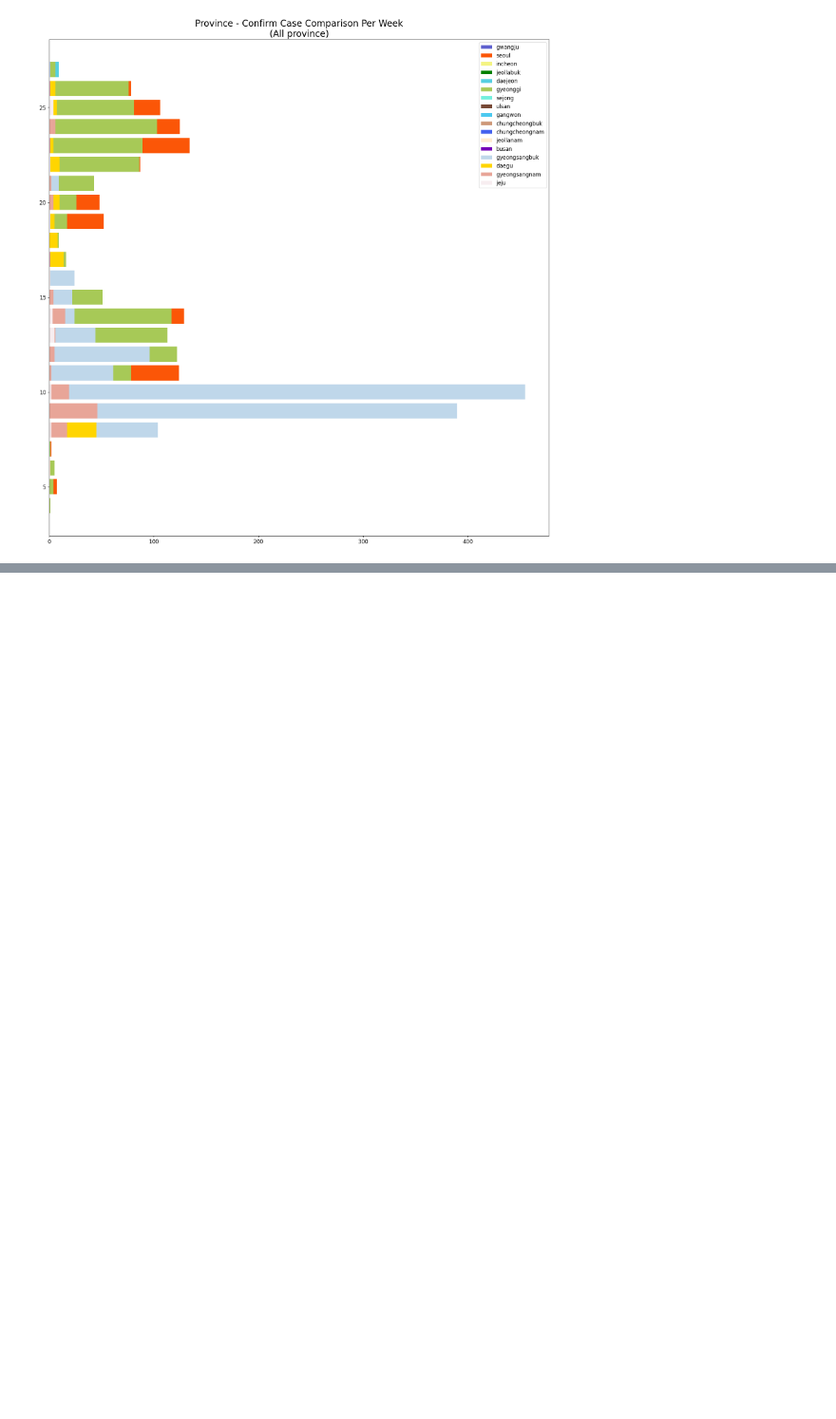
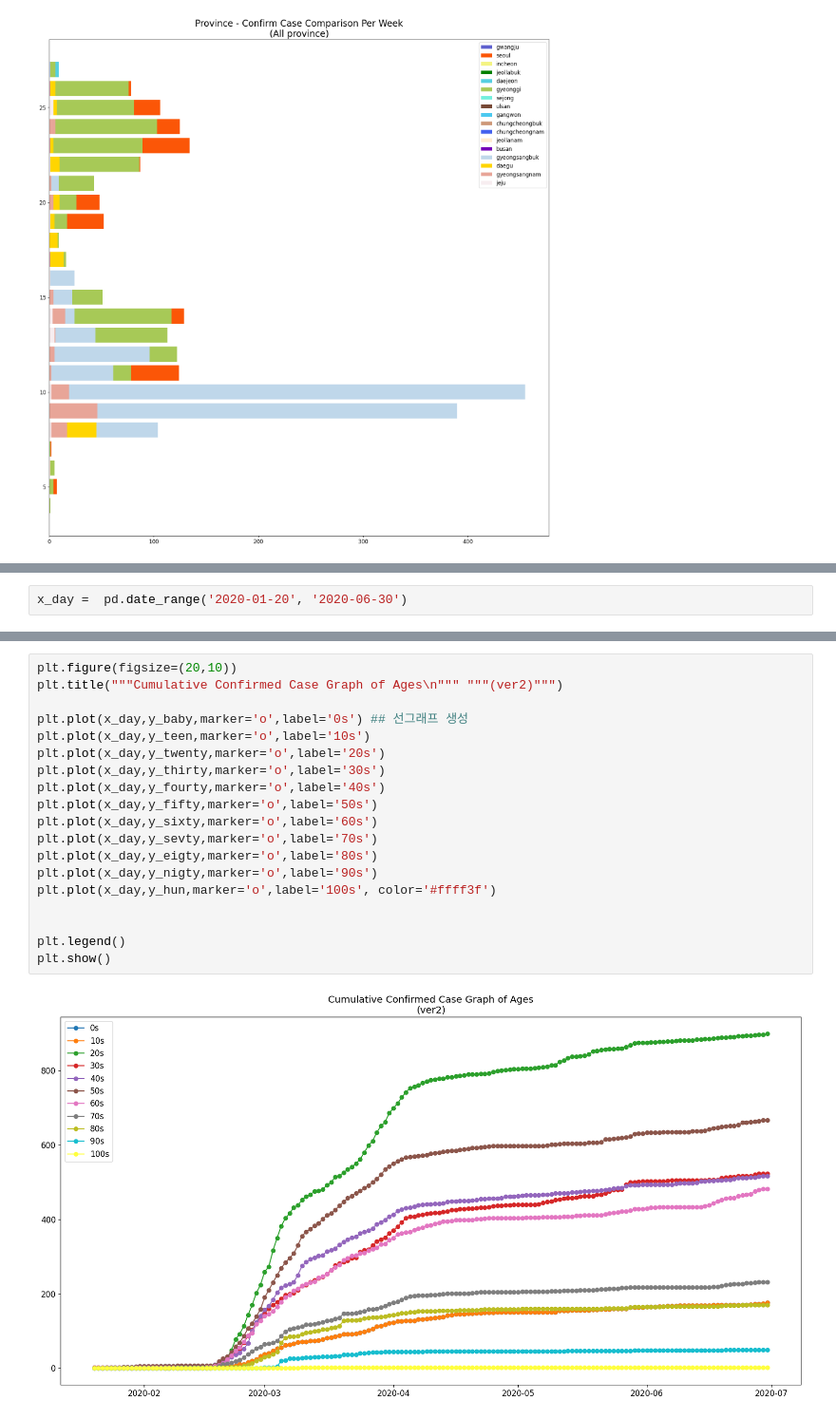
Before and after one commit to zzozzo/Datathon, a Jupyter notebook: data1.ipynb, the cells around one changed output, grey strips where cells are left out. Shown at 95% size. Drawn from its saved outputs; the diff is of its cells as text; blank space fills up the shorter version.

```diff
--- a/data1.ipynb
+++ b/data1.ipynb
@@ -2453,0 +2505,2 @@ plt.show()
+# %%
+x_day =  pd.date_range('2020-01-20', '2020-06-30')
@@ -2453,0 +2659,21 @@ plt.show()
+# %%
+plt.figure(figsize=(20,10))
+plt.title("""Cumulative Confirmed Case Graph of Ages\n""" """(ver2)""")
+
+plt.plot(x_day,y_baby,marker='o',label='0s') ## 선그래프 생성
+plt.plot(x_day,y_teen,marker='o',label='10s')
+plt.plot(x_day,y_twenty,marker='o',label='20s')
+plt.plot(x_day,y_thirty,marker='o',label='30s')
+plt.plot(x_day,y_fourty,marker='o',label='40s')
+plt.plot(x_day,y_fifty,marker='o',label='50s')
+plt.plot(x_day,y_sixty,marker='o',label='60s')
+plt.plot(x_day,y_sevty,marker='o',label='70s')
+plt.plot(x_day,y_eigty,marker='o',label='80s')
+plt.plot(x_day,y_nigty,marker='o',label='90s')
+plt.plot(x_day,y_hun,marker='o',label='100s', color='#ffff3f')
+
+
+plt.legend()
+plt.show()
+# %% [output]
+[figure, added]
```
Also changed, not shown: parts of 20 cells of this notebook.
